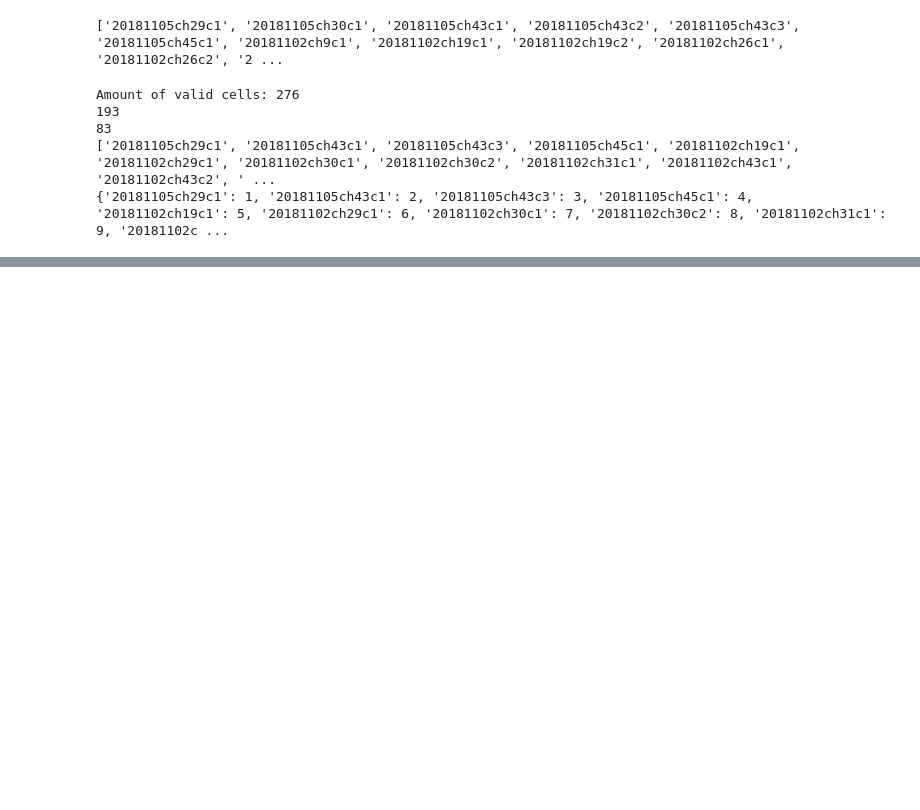
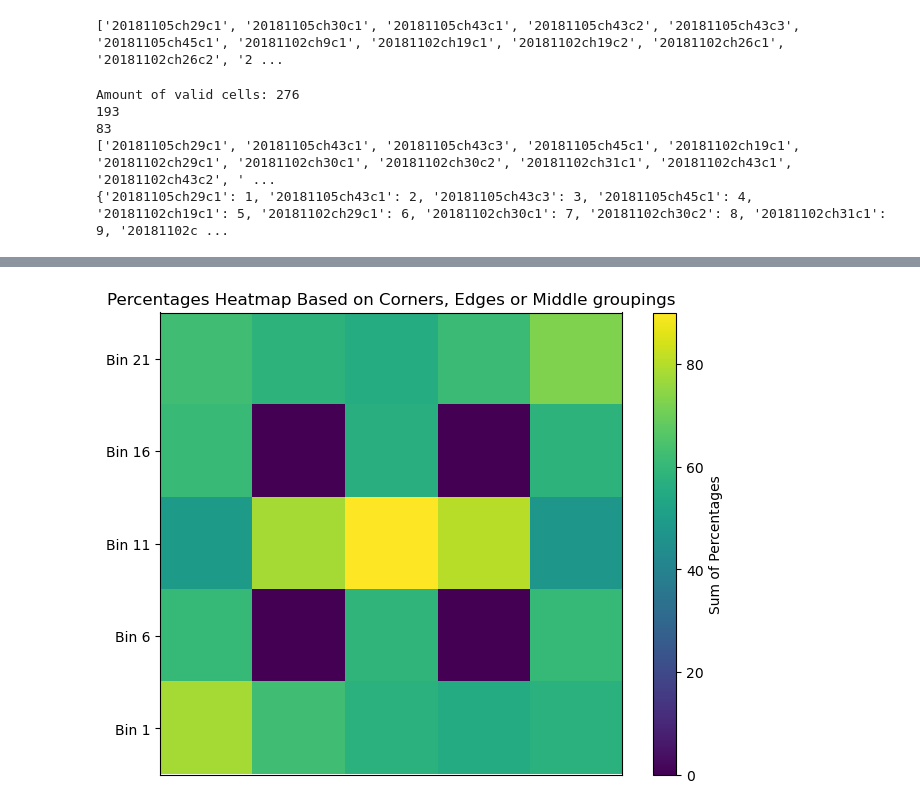
Before and after one commit to shellmatthewk/N1ShihChengLabWork, a Jupyter notebook: Week6/population_prob_distribution.ipynb, the cells around one changed output, grey strips where cells are left out. Cells and saved outputs as stored; diff of their text form; code cells hidden in the pictures; blank space fills up the shorter version.

```diff
--- a/Week6/population_prob_distribution.ipynb
+++ b/Week6/population_prob_distribution.ipynb
@@ -230,0 +361,45 @@ print(len(valid_cells_distribution))
+# %%
+matrix = np.zeros((5, 5))
+bins = [1, 2, 3, 4, 5, 6, 7, 8, 9, 10, 11, 12, 13, 14, 15, 16, 17, 18, 19, 20, 21, 22, 23, 24, 25]
+bin_to_index = {bin_num: idx for idx, bin_num in enumerate(bins)}
+
+grouping_corners = [1,5,21,25]
+grouping_edges = [2,3,4,6,11,16,22,23,24,10,15,20]
+grouping_middle = [12,13,14,8,18]
+
+bin_sums = {bin_num: 0 for bin_num in bins}
+
+for bin_num, percentages in averages.items():
+    if bin_num in bin_to_index:
+        percentage_value = percentages.get(bin_num, 0)
+        if bin_num in grouping_corners:
+            for b in grouping_corners:
+                if b in percentages:
+                    bin_sums[bin_num] += percentages[b]
+        elif bin_num in grouping_edges:
+            for b in grouping_edges:
+                if b in percentages:
+                    bin_sums[bin_num] += percentages[b]
+        elif bin_num in grouping_middle:
+            for b in grouping_middle:
+                if b in percentages:
+                    bin_sums[bin_num] += percentages[b]
+
+for bin_num, total_percentage in bin_sums.items():
+    if bin_num in bin_to_index:
+        row_idx = bin_to_index[bin_num] // 5
+        col_idx = bin_to_index[bin_num] % 5
+        if bin_num in [7, 9, 17, 19]:
+            matrix[row_idx, col_idx] = 0
+        else:
+            matrix[row_idx, col_idx] = total_percentage
+
+plt.figure(figsize=(8, 6))
+plt.imshow(matrix, cmap='viridis', interpolation='nearest')
+plt.colorbar(label='Sum of Percentages')
+plt.xticks(ticks=np.arange(0), labels=[])
+plt.yticks(ticks=np.arange(5), labels=['Bin 21','Bin 16', 'Bin 11', 'Bin 6','Bin 1'])
+plt.title('Percentages Heatmap Based on Corners, Edges or Middle groupings')
+plt.show()
+# %% [output]
+[figure, added]
```
Also changed, not shown: parts of 20 cells of this notebook, 6 other files.
